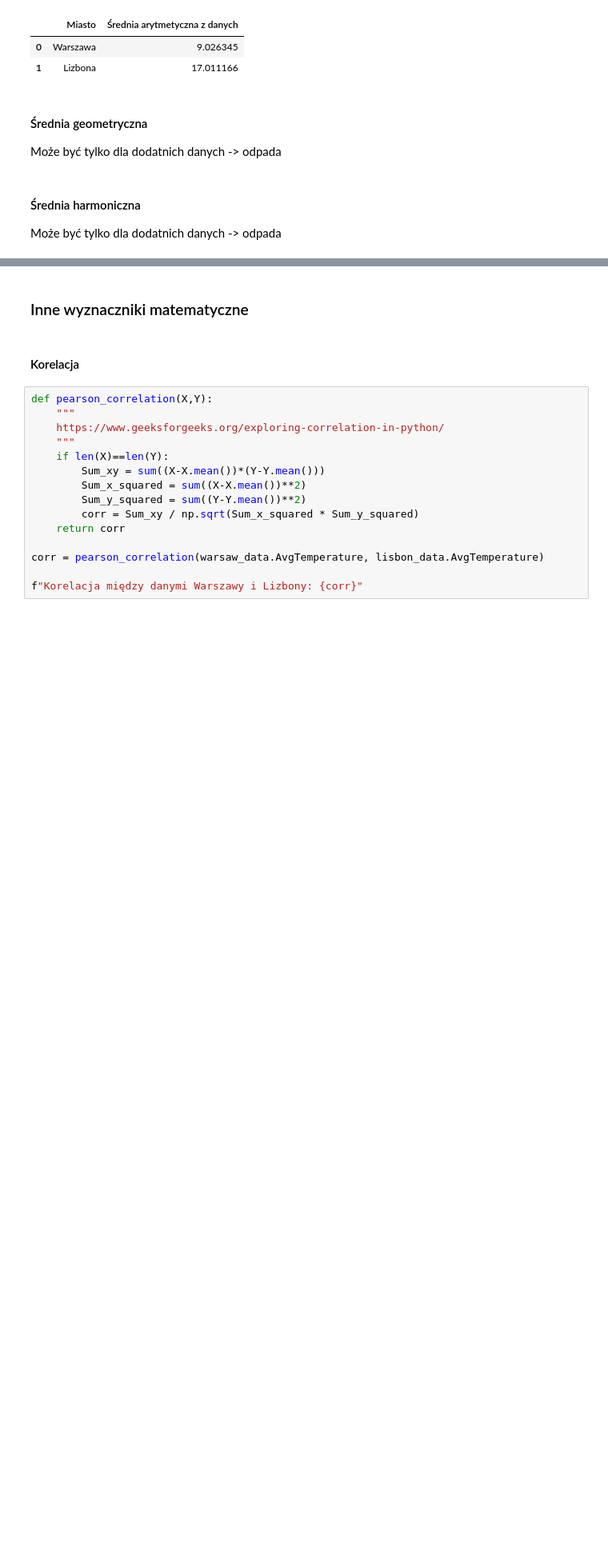
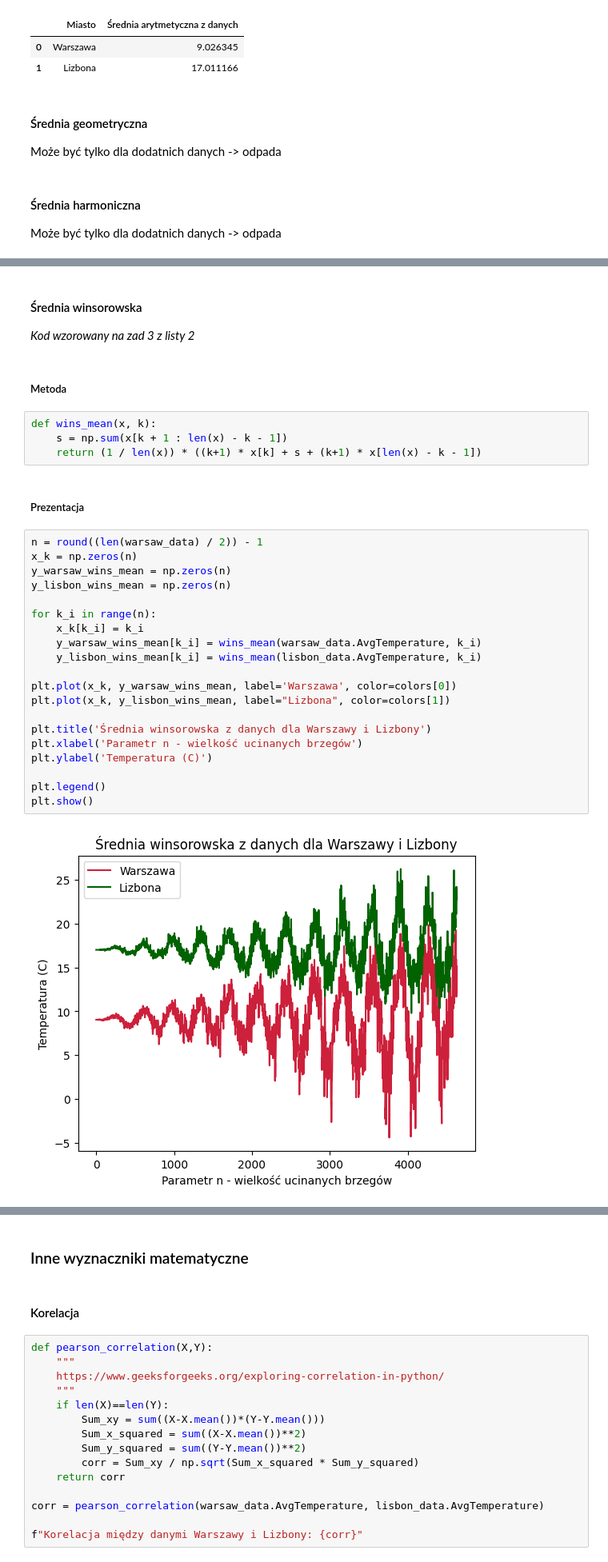
Before and after one commit to mathieuboro/raport, a Jupyter notebook: Raport_!.ipynb, the cells around one changed output, grey strips where cells are left out. Shown at 80% size. Cells and saved outputs as stored; diff of their text form; blank space fills up the shorter version.

```diff
--- a/Raport_!.ipynb
+++ b/Raport_!.ipynb
@@ -358 +392,35 @@ Może być tylko dla dodatnich danych -> odpada
+# %% [markdown]
+#### Średnia winsorowska
+
+<i>Kod wzorowany na zad 3 z listy 2</i>
+# %% [markdown]
+##### Metoda
+# %%
+def wins_mean(x, k):
+    s = np.sum(x[k + 1 : len(x) - k - 1])
+    return (1 / len(x)) * ((k+1) * x[k] + s + (k+1) * x[len(x) - k - 1])
+# %% [markdown]
+##### Prezentacja
+# %%
+n = round((len(warsaw_data) / 2)) - 1
+x_k = np.zeros(n)
+y_warsaw_wins_mean = np.zeros(n)
+y_lisbon_wins_mean = np.zeros(n)
+
+for k_i in range(n):
+    x_k[k_i] = k_i
+    y_warsaw_wins_mean[k_i] = wins_mean(warsaw_data.AvgTemperature, k_i)
+    y_lisbon_wins_mean[k_i] = wins_mean(lisbon_data.AvgTemperature, k_i)
+
+plt.plot(x_k, y_warsaw_wins_mean, label='Warszawa', color=colors[0])
+plt.plot(x_k, y_lisbon_wins_mean, label="Lizbona", color=colors[1])
+
+plt.title('Średnia winsorowska z danych dla Warszawy i Lizbony')
+plt.xlabel('Parametr n - wielkość ucinanych brzegów')
+plt.ylabel('Temperatura (C)')
+
+plt.legend()
+plt.show()
+# %% [output]
+[figure, added]
 # %% [markdown]
```
Also changed, not shown: parts of 9 cells of this notebook.
